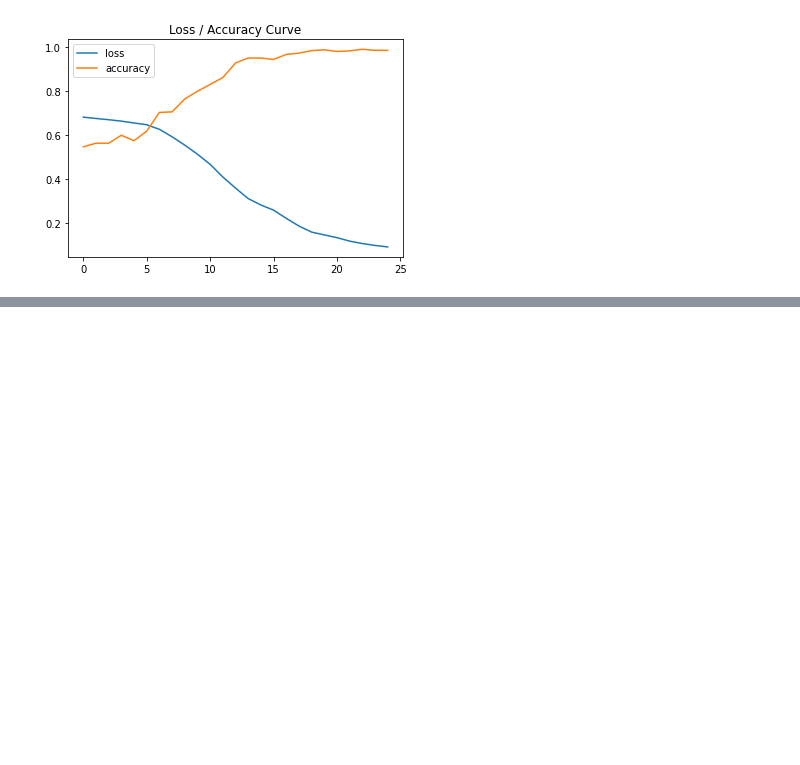
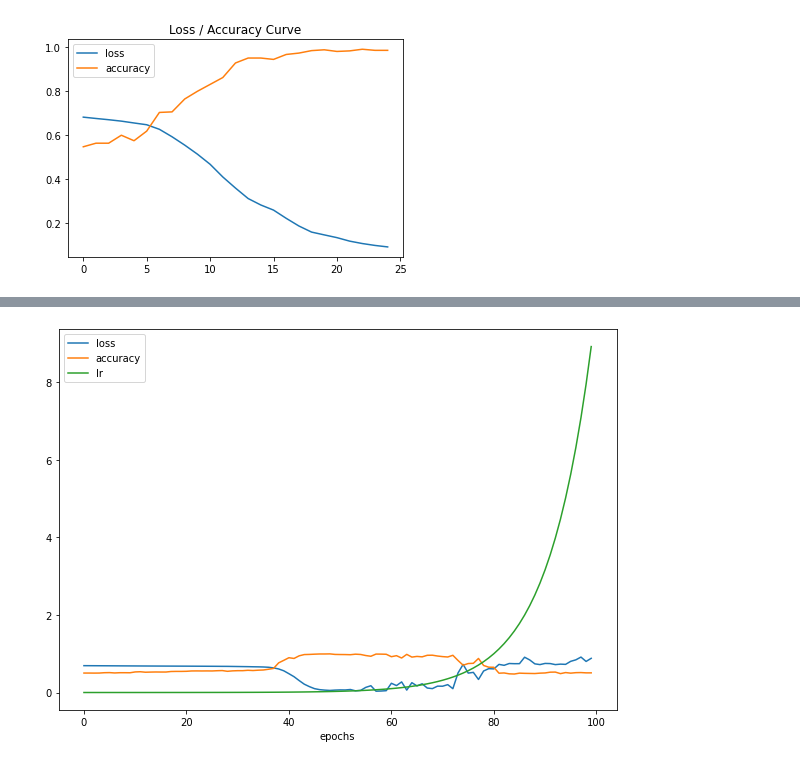
Before and after one commit to Ammar-Raneez/TF_Learning_ZTM, a Jupyter notebook: tensorflow-classification.ipynb, the cells around one changed output, grey strips where cells are left out. Drawn from its saved outputs; the diff is of its cells as text; code cells hidden in the pictures; blank space fills up the shorter version.

Commit message:
Plot graph to obtain best learning rate

```diff
--- a/tensorflow-classification.ipynb
+++ b/tensorflow-classification.ipynb
@@ -733,0 +738,28 @@ Text(0.5, 1.0, 'Loss / Accuracy Curve')
+# %%
+tf.random.set_seed(42)
+
+model_9 = tf.keras.Sequential([
+    tf.keras.layers.Dense(4, activation='relu'),
+    tf.keras.layers.Dense(4, activation='relu'),
+    tf.keras.layers.Dense(1, activation='sigmoid'),
+])
+
+model_9.compile(
+    loss=tf.keras.losses.binary_crossentropy,
+    optimizer=tf.keras.optimizers.Adam(),
+    metrics=['accuracy']
+)
+
+# Update learning rate before each epoch
+# Start from 1e-4
+# Increase each epoch by 10 ^ {epoch}/20
+lr_scheduler = tf.keras.callbacks.LearningRateScheduler(
+    lambda epoch: 1e-4 * 10**(epoch/20)
+)
+
+history = model_9.fit(
+    X_train,
+    y_train,
+    epochs=100,
+    callbacks=[lr_scheduler]
+)
@@ -733,0 +784,4 @@ Text(0.5, 1.0, 'Loss / Accuracy Curve')
+# %%
+pd.DataFrame(history.history).plot(figsize=(10, 7), xlabel='epochs');
+# %% [output]
+[figure, added]
```
Also changed, not shown: parts of 7 cells of this notebook.
